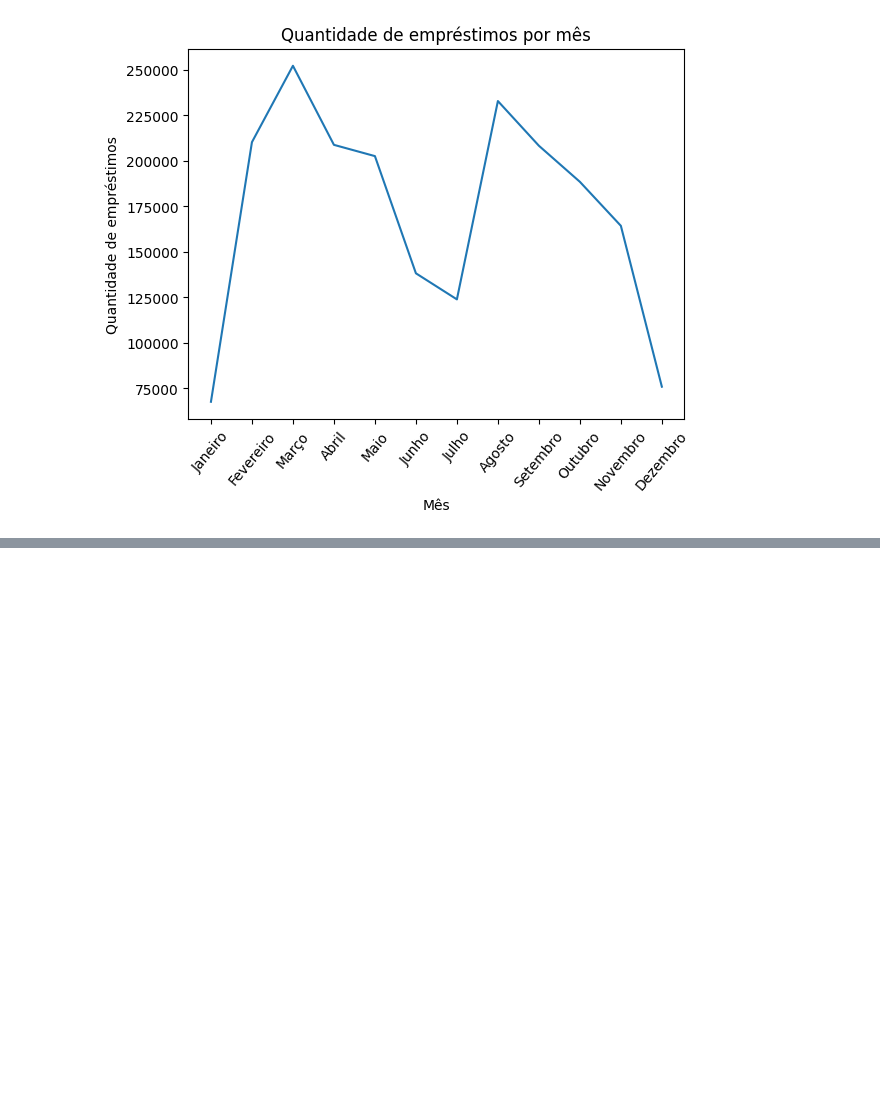
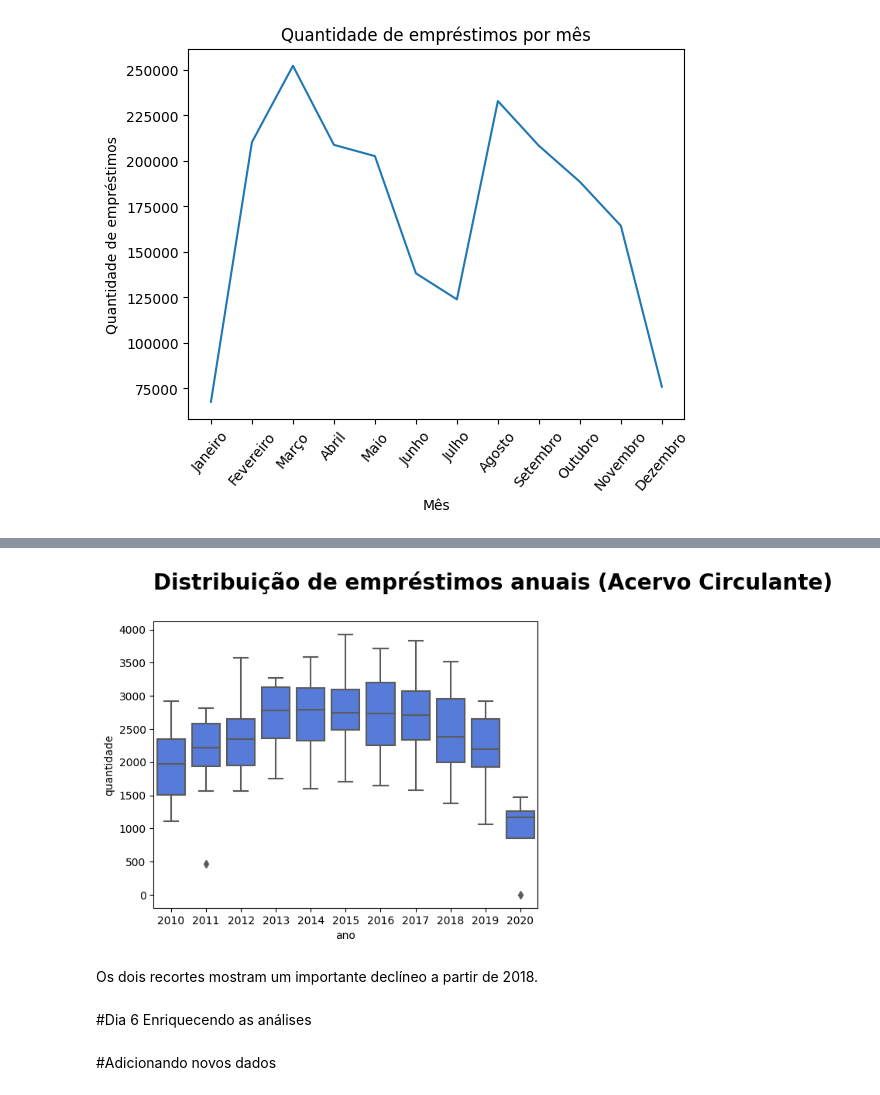
Before and after one commit to JVMA0111/Data_Science_Projects, a Jupyter notebook: 7daysofcode.ipynb, the cells around one changed output, grey strips where cells are left out. Drawn from its saved outputs; the diff is of its cells as text; code cells hidden in the pictures; blank space fills up the shorter version.

```diff
--- a/7daysofcode.ipynb
+++ b/7daysofcode.ipynb
@@ -310,0 +492,3 @@ grafico_de_linha_mes.tick_params(axis='x',rotation=50)
+# %%
+alunos_pos_graduacao = emprestimos_convertido.query('tipo_vinculo_usuario == "ALUNO DE PÓS-GRADUAÇÃO"')
+alunos_pos_graduacao.colecao.value_counts().to_frame()
@@ -310,0 +514,9 @@ grafico_de_linha_mes.tick_params(axis='x',rotation=50)
+# %%
+alunos_pos_graduacao_acervo_circulante = alunos_pos_graduacao.query('colecao == "Acervo Circulante"')
+alunos_pos_graduacao_acervo_circulante = pd.DataFrame(alunos_pos_graduacao_acervo_circulante)
+alunos_pos_graduacao_acervo_circulante['data_emprestimo'] = pd.to_datetime(alunos_pos_graduacao_acervo_circulante['data_emprestimo'])
+alunos_pos_graduacao_acervo_circulante['ano'] = alunos_pos_graduacao_acervo_circulante['data_emprestimo'].dt.year
+alunos_pos_graduacao_acervo_circulante['mes'] = alunos_pos_graduacao_acervo_circulante['data_emprestimo'].dt.month
+alunos_pos_graduacao_acervo_circulante = alunos_pos_graduacao_acervo_circulante.loc[:,['ano','mes']]
+alunos_pos_graduacao_acervo_circulante = alunos_pos_graduacao_acervo_circulante.value_counts().to_frame('quantidade').reset_index()
+alunos_pos_graduacao_acervo_circulante
@@ -310,0 +537,10 @@ grafico_de_linha_mes.tick_params(axis='x',rotation=50)
+# %%
+grafico_boxplot(alunos_pos_graduacao_acervo_circulante, 'ano', 'quantidade','Distribuição de empréstimos anuais (Acervo Circulante) ')
+# %% [output]
+[figure, added]
+# %% [markdown]
+Os dois recortes mostram um importante declíneo a partir de 2018.
+# %% [markdown]
+#Dia 6 Enriquecendo as análises
+# %% [markdown]
+#Adicionando novos dados
```
Also changed, not shown: parts of 43 cells of this notebook.
